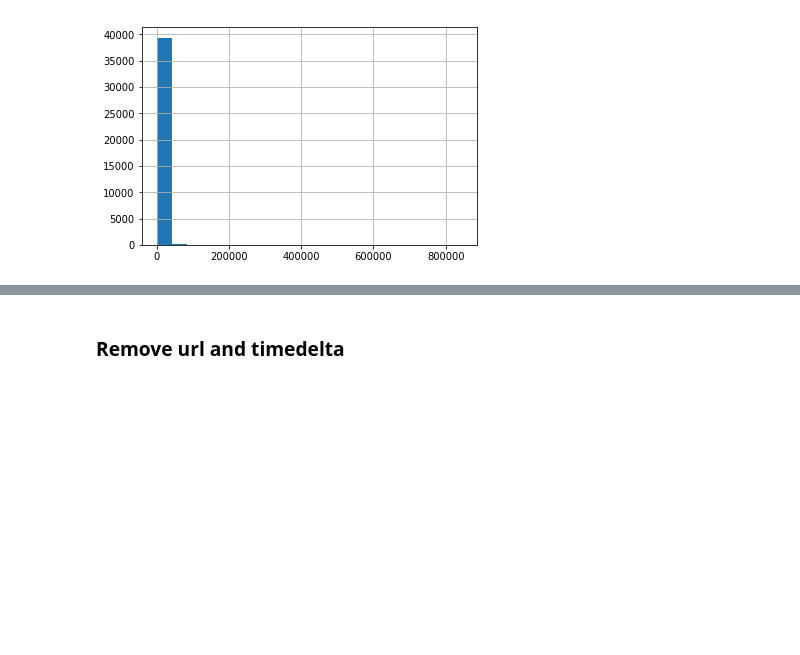
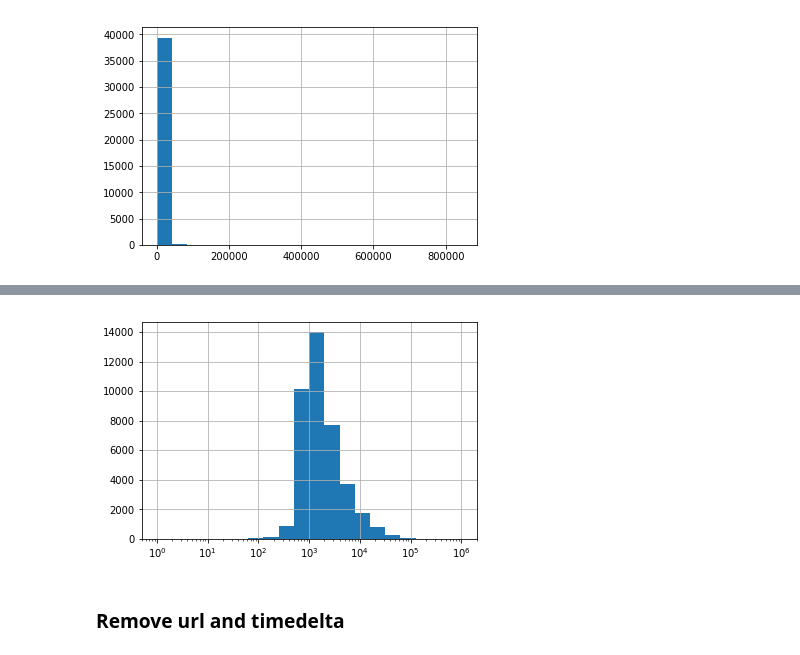
Before and after one commit to nakamura41/KE5206_CA_1, a Jupyter notebook: OnlineNewsPopularity/KE5206_Computational_Intelligence_I_CA_1.ipynb, the cells around one changed output, grey strips where cells are left out. Cells and saved outputs as stored; diff of their text form; code cells hidden in the pictures; blank space fills up the shorter version.

Commit message:
CHANGE: Add Logarithmic histogram for data exploration

```diff
--- a/OnlineNewsPopularity/KE5206_Computational_Intelligence_I_CA_1.ipynb
+++ b/OnlineNewsPopularity/KE5206_Computational_Intelligence_I_CA_1.ipynb
@@ -75,0 +80,18 @@ df['shares'].hist(bins=division)
+# %%
+import numpy as np
+row_count = len(df.index)
+
+# log-scaled bins
+bins_range = np.logspace(0, 6, 21)
+
+# Calculate histogram
+count, division = np.histogram(df['shares'], bins=bins_range)
+
+bins = []
+percentage = []
+for x in range(1, len(division)):
+    bins.append("{} - {}".format(round(bins_range[x-1], 2), round(bins_range[x], 2)))
+    percentage.append("{}%".format(round(count[x-1] / row_count * 100, 2)))
+
+histogram_df = pd.DataFrame({'bins': bins, 'freq': count, 'percentage': percentage})
+histogram_df.head(20)
@@ -76,3 +116,12 @@ df['shares'].hist(bins=division)
+# %%
+import matplotlib.pyplot as plt
+
+fig, ax = plt.subplots()
+
+df['shares'].hist(ax=ax, bins=division)
+ax.set_xscale('log')
+# %% [output]
+[figure, added]
 # %% [markdown]
 ### Remove url and timedelta
 # %%
```
Also changed, not shown: parts of 3 cells of this notebook.
